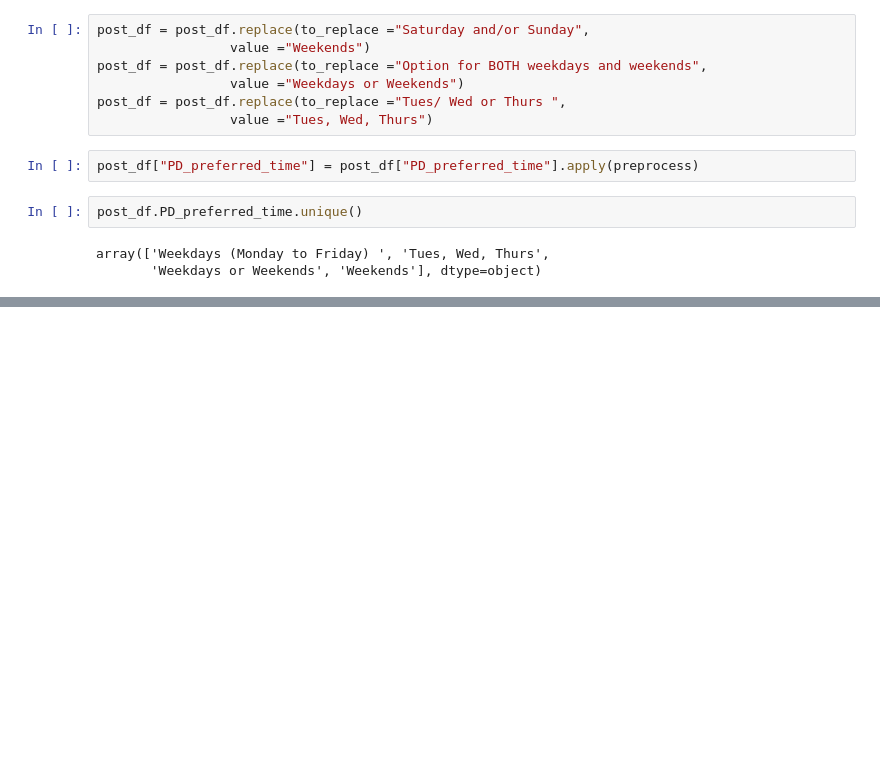
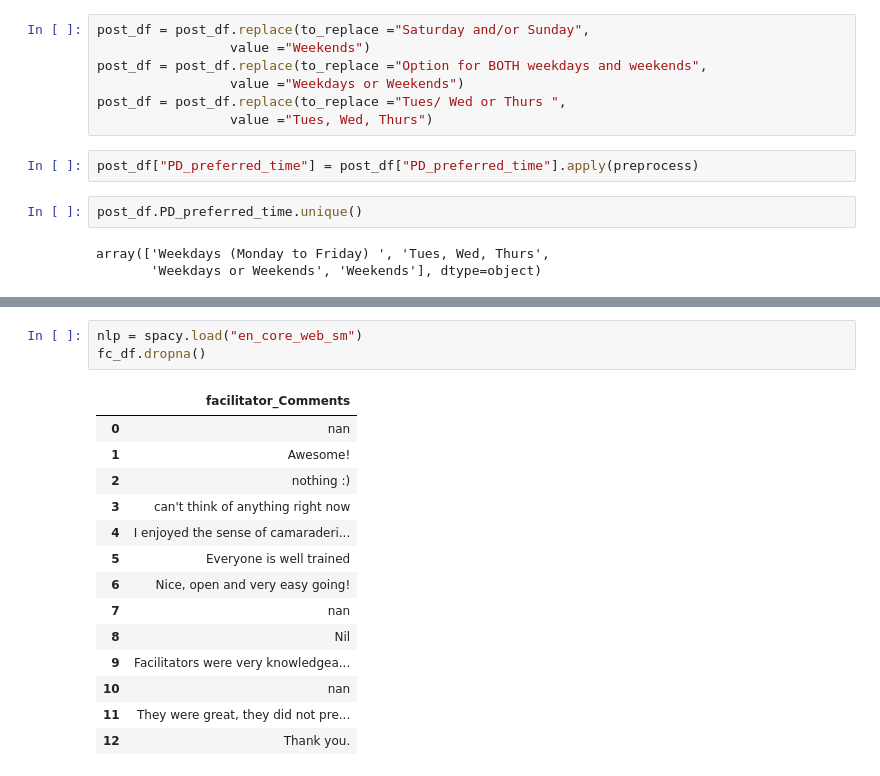
Before and after one commit to arlincherian/pmv, a Jupyter notebook: notebooks/post_survey_clean.ipynb, the cells around one changed output, grey strips where cells are left out. Cells and saved outputs as stored; diff of their text form; blank space fills up the shorter version.

```diff
--- a/notebooks/post_survey_clean.ipynb
+++ b/notebooks/post_survey_clean.ipynb
@@ -819,0 +907,18 @@ q20_plot
+# %%
+nlp = spacy.load("en_core_web_sm")
+fc_df.dropna()
+# %% [output]
+|  | facilitator_Comments |
+| 0 | nan |
+| 1 | Awesome! |
+| 2 | nothing :) |
+| 3 | can't think of anything right now |
+| 4 | I enjoyed the sense of camaraderi... |
+| 5 | Everyone is well trained |
+| 6 | Nice, open and very easy going! |
+| 7 | nan |
+| 8 | Nil |
+| 9 | Facilitators were very knowledgea... |
+| 10 | nan |
+| 11 | They were great, they did not pre... |
+| 12 | Thank you. |
```
Also changed, not shown: parts of 9 cells of this notebook, 6 other files.
